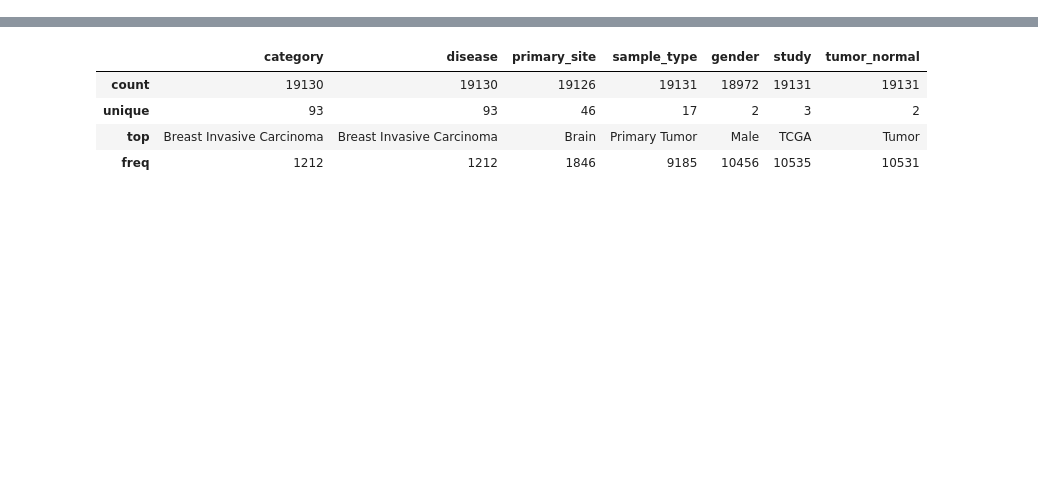
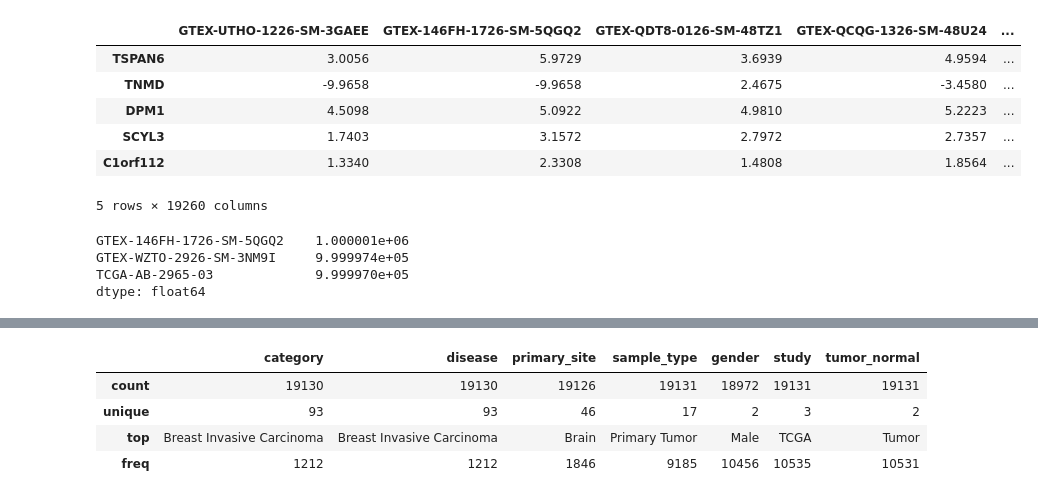
Before and after one commit to rcurrie/tumornormal, a Jupyter notebook: ingest.ipynb, the cells around one changed output, grey strips where cells are left out. Saved outputs shown, nothing was run; the diff lists cells and outputs as text; code cells hidden in the pictures; blank space fills up the shorter version.

```diff
--- a/ingest.ipynb
+++ b/ingest.ipynb
@@ -107,0 +73,22 @@ X.head()
+# %%
+# Create a new data frame replacing the ensembl based index with hugo dropping any where there is no conversion
+tcga_target_gtex_expression_hugo = tcga_target_gtex_expression.copy()
+tcga_target_gtex_expression_hugo.index = ensemble_to_hugo.reindex(tcga_target_gtex_expression.index).geneName.values
+tcga_target_gtex_expression_hugo = tcga_target_gtex_expression_hugo[tcga_target_gtex_expression_hugo.index.notnull()]
+tcga_target_gtex_expression_hugo.head()
+# %% [output]
+|  | GTEX-UTHO-1226-SM-3GAEE | GTEX-146FH-1726-SM-5QGQ2 | GTEX-QDT8-0126-SM-48TZ1 | GTEX-QCQG-1326-SM-48U24 | ... |
+| TSPAN6 | 3.0056 | 5.9729 | 3.6939 | 4.9594 | ... |
+| TNMD | -9.9658 | -9.9658 | 2.4675 | -3.4580 | ... |
+| DPM1 | 4.5098 | 5.0922 | 4.9810 | 5.2223 | ... |
+| SCYL3 | 1.7403 | 3.1572 | 2.7972 | 2.7357 | ... |
+| C1orf112 | 1.3340 | 2.3308 | 1.4808 | 1.8564 | ... |
+5 rows × 19260 columns
+# %%
+# While we're at it let's verify that the sum of all expression levels for a sample in TPM space sums to 1 million
+tcga_target_gtex_expression_hugo[["GTEX-146FH-1726-SM-5QGQ2", "GTEX-WZTO-2926-SM-3NM9I", "TCGA-AB-2965-03"]].apply(np.exp2).apply(lambda x: x - 0.001).sum()
+# %% [output]
+GTEX-146FH-1726-SM-5QGQ2    1.000001e+06
+GTEX-WZTO-2926-SM-3NM9I     9.999974e+05
+TCGA-AB-2965-03             9.999970e+05
+dtype: float64
```
Also changed, not shown: parts of 30 cells of this notebook, 1 other file.
